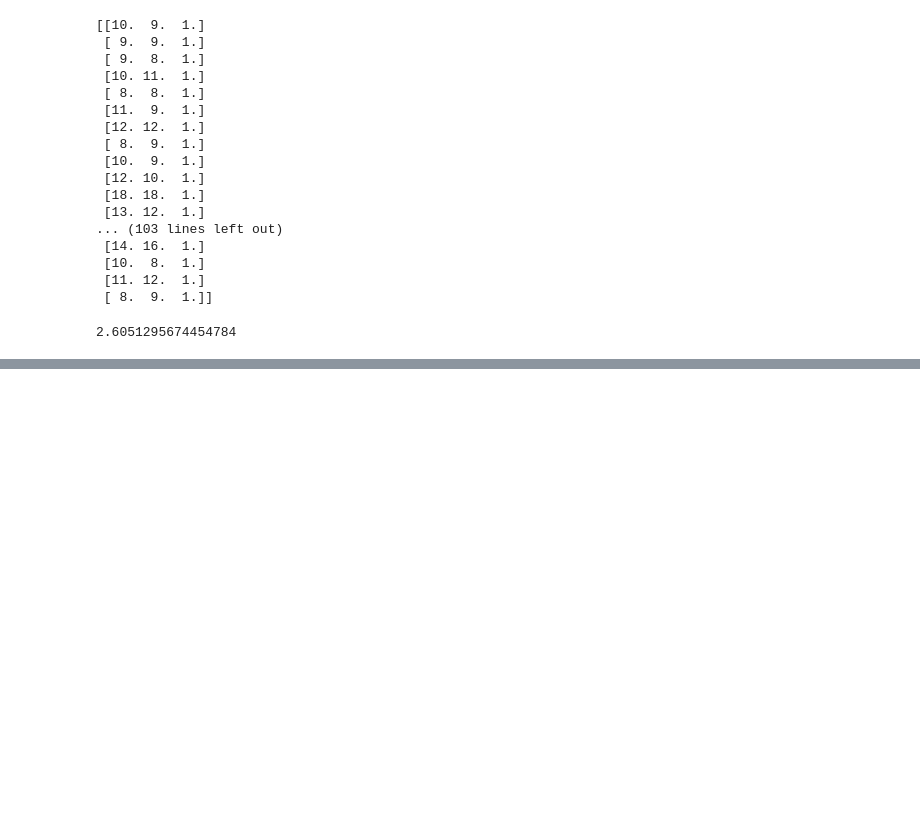
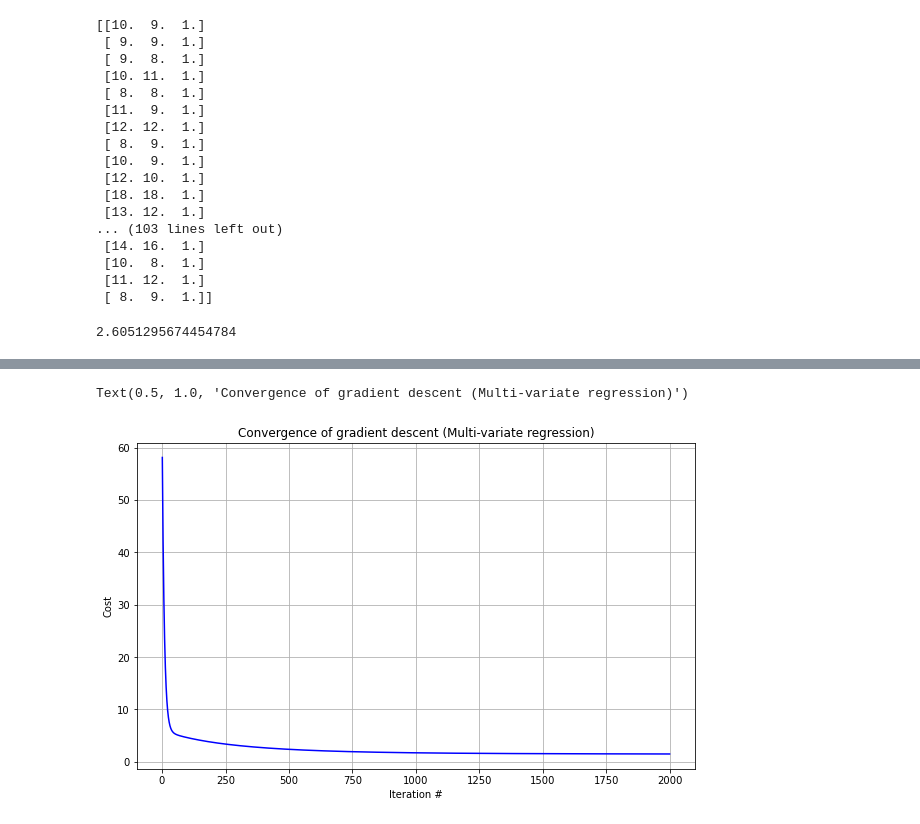
Before and after one commit to prudhvinag06/ML-from-scratch, a Jupyter notebook: studentPerformance_traintest.ipynb, the cells around one changed output, grey strips where cells are left out. Saved outputs shown, nothing was run; the diff lists cells and outputs as text; code cells hidden in the pictures; blank space fills up the shorter version.

```diff
--- a/studentPerformance_traintest.ipynb
+++ b/studentPerformance_traintest.ipynb
@@ -568,0 +596,5 @@ print(rms_m)
+# %%
+X_m_all = merged_df.drop(['G3'], axis=1)
+y_m_all = merged_df['G3']
+print(X_m_all.shape)
+print(y_m_all.shape)
@@ -568,0 +633,8 @@ print(rms_m)
+# %%
+X_0 = np.ones((m, 1))
+X_train_m = np.hstack((X_train_m, X_0))
+print(X_train_m)
+
+theta_m = [1] * X_train_m.shape[1]
+print("theta: ", theta_m)
+print("X: ", X_train_m.shape)
@@ -568,0 +674,8 @@ print(rms_m)
+# %%
+iterations = 2000;
+alpha = 0.0001;
+theta_m = np.zeros(X_train_m.shape[1])
+theta_m, cost_history = gradient_descent(X_train_m, y_train_m, theta_m, alpha, iterations)
+print('Final value of theta =')
+print(theta_m)
+print('cost_history =', cost_history)
@@ -568,0 +688,11 @@ print(rms_m)
+# %%
+import matplotlib.pyplot as plt
+plt.plot(range(1, iterations +1), cost_history, color ='blue')
+plt.rcParams["figure.figsize"] = (10,6)
+plt.grid()
+plt.xlabel("Iteration #")
+plt.ylabel("Cost")
+plt.title("Convergence of gradient descent (Multi-variate regression)")
+# %% [output]
+Text(0.5, 1.0, 'Convergence of gradient descent (Multi-variate regression)')
+[figure, added]
```
Also changed, not shown: parts of 21 cells of this notebook.
